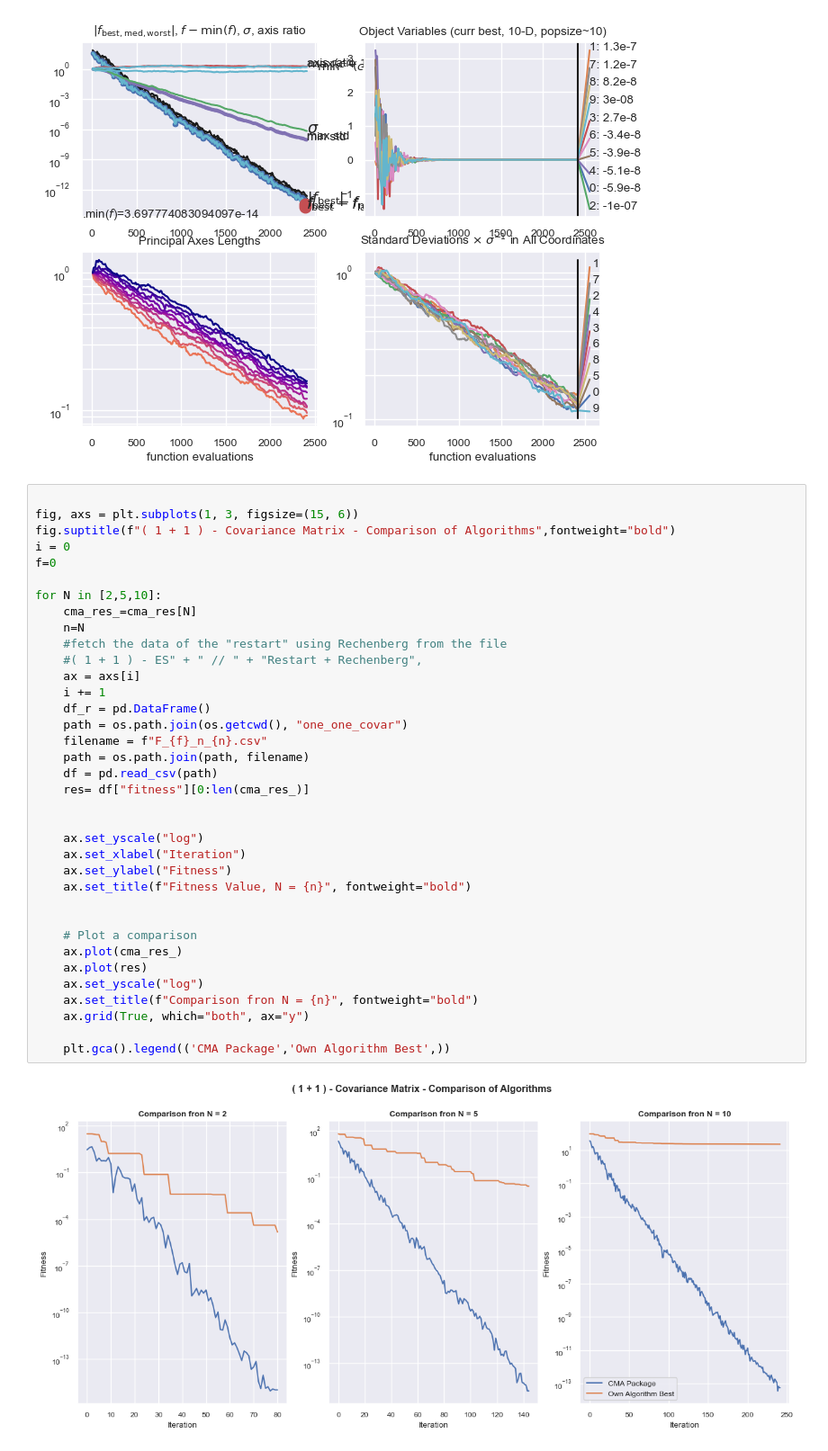
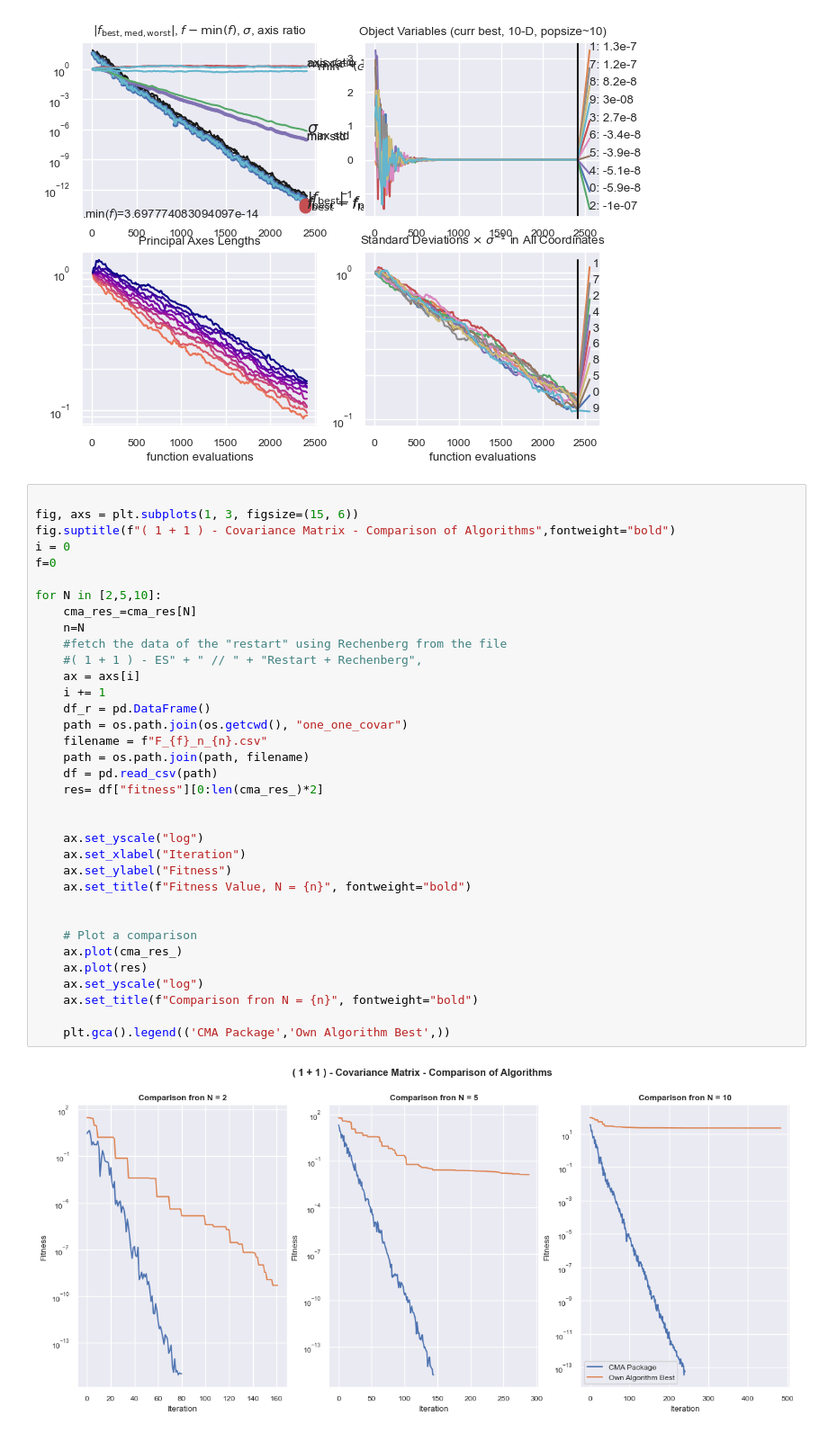
Before and after one commit to Fernando3161/EvolutionStrats23, a Jupyter notebook: results/one_one_covar.ipynb, the cells around one changed output. Shown at 90% size. Drawn from its saved outputs; the diff is of its cells as text.

```diff
--- a/results/one_one_covar.ipynb
+++ b/results/one_one_covar.ipynb
@@ -330,33 +330,32 @@ i = 0
 f=0
 
 for N in [2,5,10]:
     cma_res_=cma_res[N]
     n=N
     #fetch the data of the "restart" using Rechenberg from the file
     #( 1 + 1 ) - ES" + " // " + "Restart + Rechenberg",
     ax = axs[i]
     i += 1
     df_r = pd.DataFrame()
     path = os.path.join(os.getcwd(), "one_one_covar")
     filename = f"F_{f}_n_{n}.csv"
     path = os.path.join(path, filename)
     df = pd.read_csv(path)
-    res= df["fitness"][0:len(cma_res_)]
+    res= df["fitness"][0:len(cma_res_)*2]
 
 
     ax.set_yscale("log")
     ax.set_xlabel("Iteration")
     ax.set_ylabel("Fitness")
     ax.set_title(f"Fitness Value, N = {n}", fontweight="bold")
 
 
     # Plot a comparison
     ax.plot(cma_res_)
     ax.plot(res)
     ax.set_yscale("log")
     ax.set_title(f"Comparison fron N = {n}", fontweight="bold")
-    ax.grid(True, which="both", ax="y")
 
     plt.gca().legend(('CMA Package','Own Algorithm Best',))
 # %% [output]
-[figure, old version]
+[figure, new version]
```
Also changed, not shown: 1 other file.
